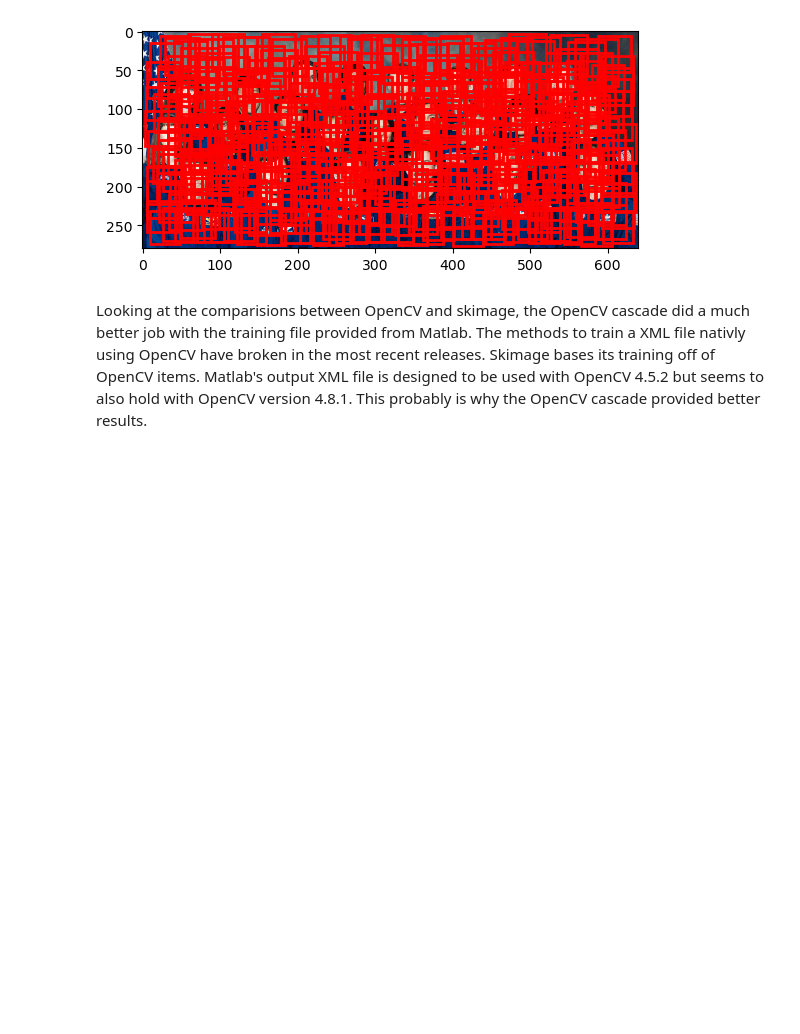
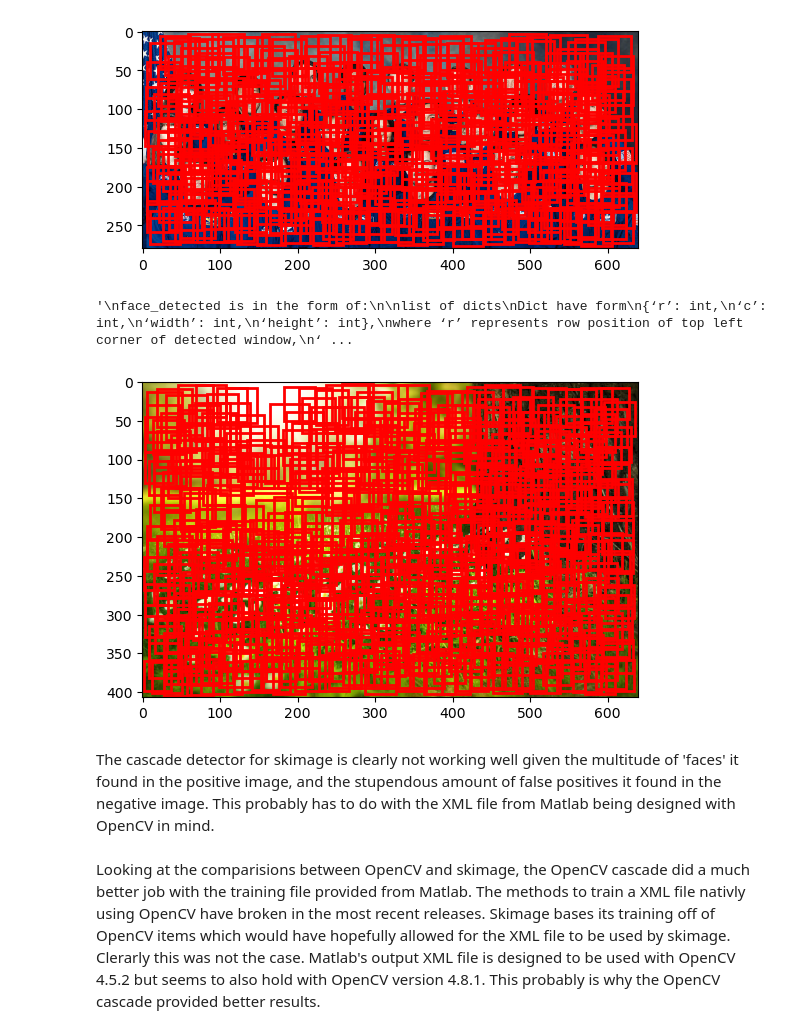
Before and after one commit to BBotzer/AI879, a Jupyter notebook: Week09/Botzer_AI879_HW_Q1_Week9.ipynb, the cells around one changed output. Drawn from its saved outputs; the diff is of its cells as text; code cells hidden in the pictures; blank space fills up the shorter version.

```diff
--- a/Week09/Botzer_AI879_HW_Q1_Week9.ipynb
+++ b/Week09/Botzer_AI879_HW_Q1_Week9.ipynb
@@ -202,5 +288,63 @@ for patch in face_detected2_ski:
 plt.show()
 # %% [output]
 [figure]
+# %%
+# # #SKIMAGE
+face_detected2_ski_nature = cascade_detector2_ski.detect_multi_scale(img=neg_im_cv,
+                                                    scale_factor=1.2,
+                                                    step_ratio=1,
+                                                    min_size=(20,20),
+                                                    max_size=(200, 200))
+
+'''
+face_detected is in the form of:
+
+list of dicts
+Dict have form
+{‘r’: int,
+‘c’: int,
+‘width’: int,
+‘height’: int},
+where ‘r’ represents row position of top left corner of detected window,
+‘c’ - col position,
+‘width’ - width of detected window,
+‘height’ - height of detected window.'''
+# %% [output]
+'\nface_detected is in the form of:\n\nlist of dicts\nDict have form\n{‘r’: int,\n‘c’: int,\n‘width’: int,\n‘height’: int},\nwhere ‘r’ represents row position of top left corner of detected window,\n‘ ...
+# %%
+# Outputing the image with face mappings as done in:
+# https://scikit-image.org/docs/stable/auto_examples/applications/plot_face_detection.html#sphx-glr-auto-examples-applications-plot-face-detection-py
+
+# Show the positive image
+plt.imshow(neg_im)
+
+# Get the current axis
+img_desc = plt.gca()
+# Set the color mapping to gray
+plt.set_cmap('gray')
+
+# For each of the faces detected, make a red rectangle path
+#   The patch that is pulled each time is in the form of a dict from above.
+#   This is how the patch values 'c', 'r', etc. are used below
+for patch in face_detected2_ski_nature:
+
+    # Add the patch to the image
+    img_desc.add_patch(
+        patches.Rectangle(
+            (patch['c'], patch['r']),
+            patch['width'],
+            patch['height'],
+            fill=False,
+            color='r',
+            linewidth=2
+        )
+    )
+
+# Show me everything
+plt.show()
+# %% [output]
+[figure, added]
+# %% [markdown]
+The cascade detector for skimage is clearly not working well given the multitude of 'faces' it found in the positive image, and the stupendous amount of false positives it found in the negative image.  This probably has to do with the XML file from Matlab being designed with OpenCV in mind.
 # %% [markdown]
-Looking at the comparisions between OpenCV and skimage, the OpenCV cascade did a much better job with the training file provided from Matlab.  The methods to train a XML file nativly using OpenCV have broken in the most recent releases.  Skimage bases its training off of OpenCV items.  Matlab's output XML file is designed to be used with OpenCV 4.5.2 but seems to also hold with OpenCV version 4.8.1.  This probably is why the OpenCV cascade provided better results.
+Looking at the comparisions between OpenCV and skimage, the OpenCV cascade did a much better job with the training file provided from Matlab.  The methods to train a XML file nativly using OpenCV have broken in the most recent releases.  Skimage bases its training off of OpenCV items which would have hopefully allowed for the XML file to be used by skimage.  Clerarly this was not the case.  Matlab's output XML file is designed to be used with OpenCV 4.5.2 but seems to also hold with OpenCV version 4.8.1.  This probably is why the OpenCV cascade provided better results.
```
Also changed, not shown: parts of 8 cells of this notebook, 1 other file.
